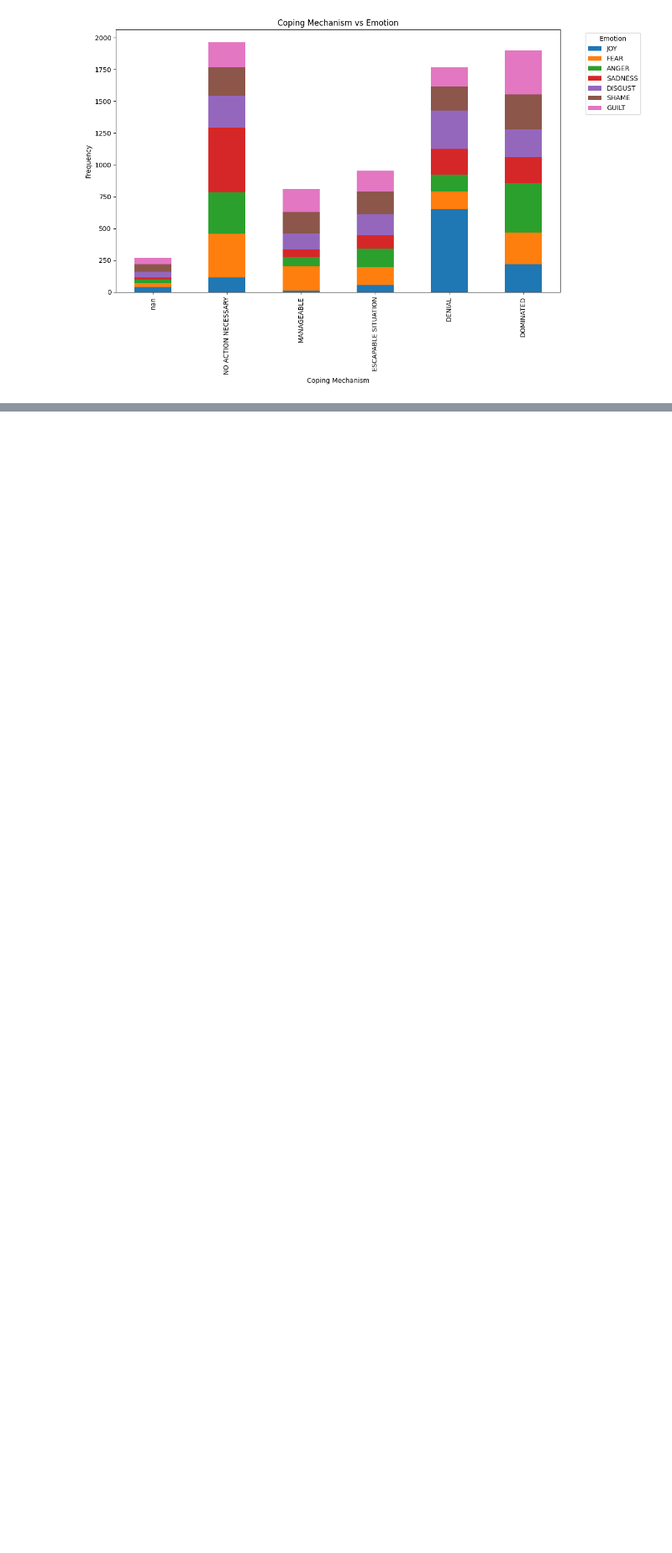
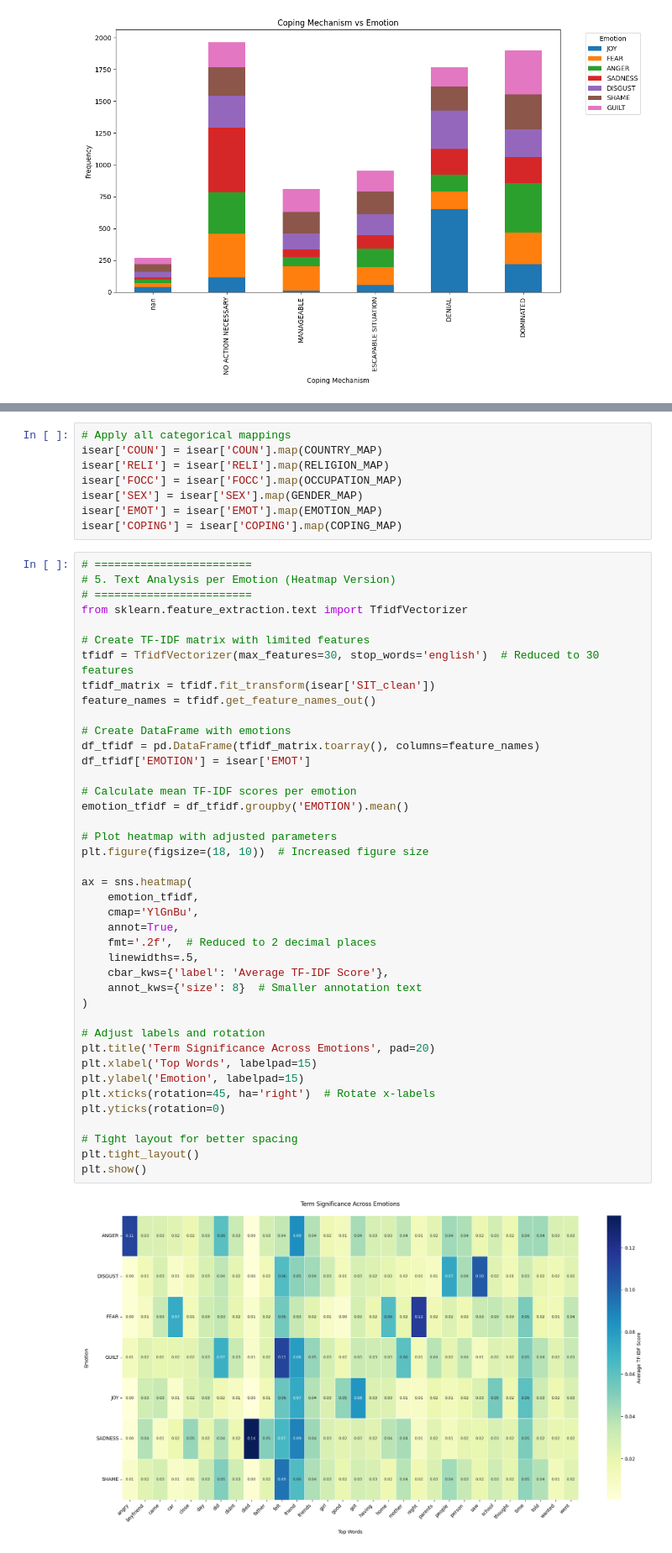
Before and after one commit to AmiraliFamili/Final-Year-Project, a Jupyter notebook: ISEAR.ipynb, the cells around one changed output, grey strips where cells are left out. Shown at 84% size. Drawn from its saved outputs; the diff is of its cells as text; blank space fills up the shorter version.

Commit message:
adding the latest version of the project

```diff
--- a/ISEAR.ipynb
+++ b/ISEAR.ipynb
@@ -326,0 +537,51 @@ plt.show()
+# %%
+# Apply all categorical mappings
+isear['COUN'] = isear['COUN'].map(COUNTRY_MAP)
+isear['RELI'] = isear['RELI'].map(RELIGION_MAP)
+isear['FOCC'] = isear['FOCC'].map(OCCUPATION_MAP)
+isear['SEX'] = isear['SEX'].map(GENDER_MAP)
+isear['EMOT'] = isear['EMOT'].map(EMOTION_MAP)
+isear['COPING'] = isear['COPING'].map(COPING_MAP)
+# %%
+# ========================
+# 5. Text Analysis per Emotion (Heatmap Version)
+# ========================
+from sklearn.feature_extraction.text import TfidfVectorizer
+
+# Create TF-IDF matrix with limited features
+tfidf = TfidfVectorizer(max_features=30, stop_words='english')  # Reduced to 30 features
+tfidf_matrix = tfidf.fit_transform(isear['SIT_clean'])
+feature_names = tfidf.get_feature_names_out()
+
+# Create DataFrame with emotions
+df_tfidf = pd.DataFrame(tfidf_matrix.toarray(), columns=feature_names)
+df_tfidf['EMOTION'] = isear['EMOT']
+
+# Calculate mean TF-IDF scores per emotion
+emotion_tfidf = df_tfidf.groupby('EMOTION').mean()
+
+# Plot heatmap with adjusted parameters
+plt.figure(figsize=(18, 10))  # Increased figure size
+
+ax = sns.heatmap(
+    emotion_tfidf,
+    cmap='YlGnBu',
+    annot=True,
+    fmt='.2f',  # Reduced to 2 decimal places
+    linewidths=.5,
+    cbar_kws={'label': 'Average TF-IDF Score'},
+    annot_kws={'size': 8}  # Smaller annotation text
+)
+
+# Adjust labels and rotation
+plt.title('Term Significance Across Emotions', pad=20)
+plt.xlabel('Top Words', labelpad=15)
+plt.ylabel('Emotion', labelpad=15)
+plt.xticks(rotation=45, ha='right')  # Rotate x-labels
+plt.yticks(rotation=0)
+
+# Tight layout for better spacing
+plt.tight_layout()
+plt.show()
+# %% [output]
+[figure, added]
```
Also changed, not shown: parts of 6 cells of this notebook, 50 other files.
